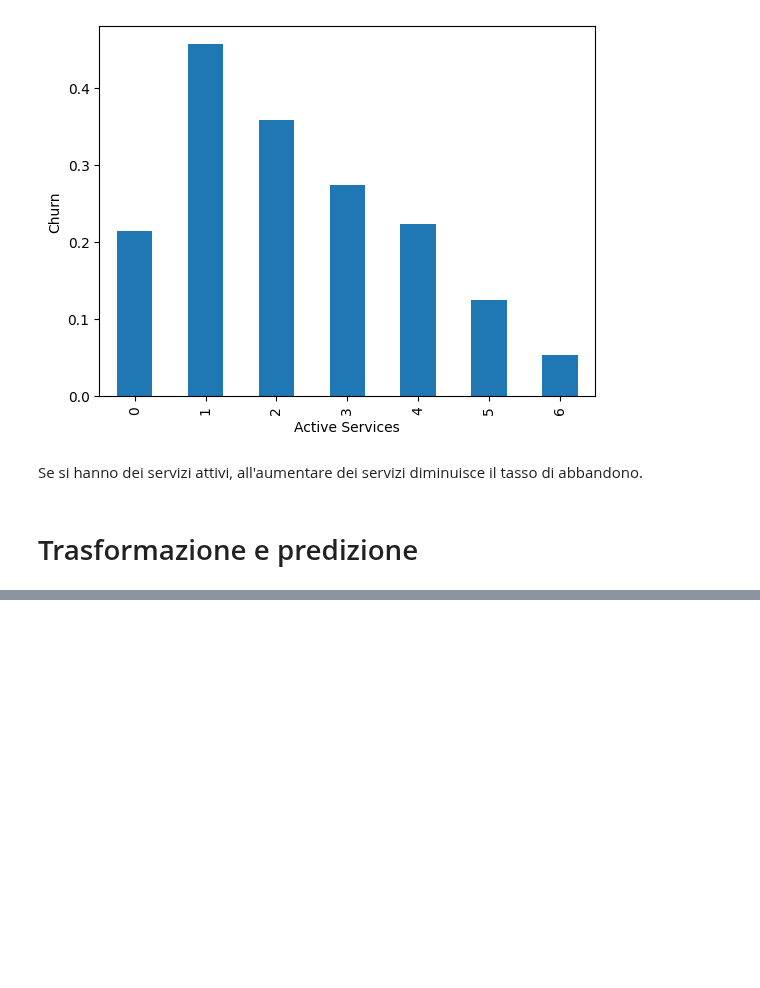
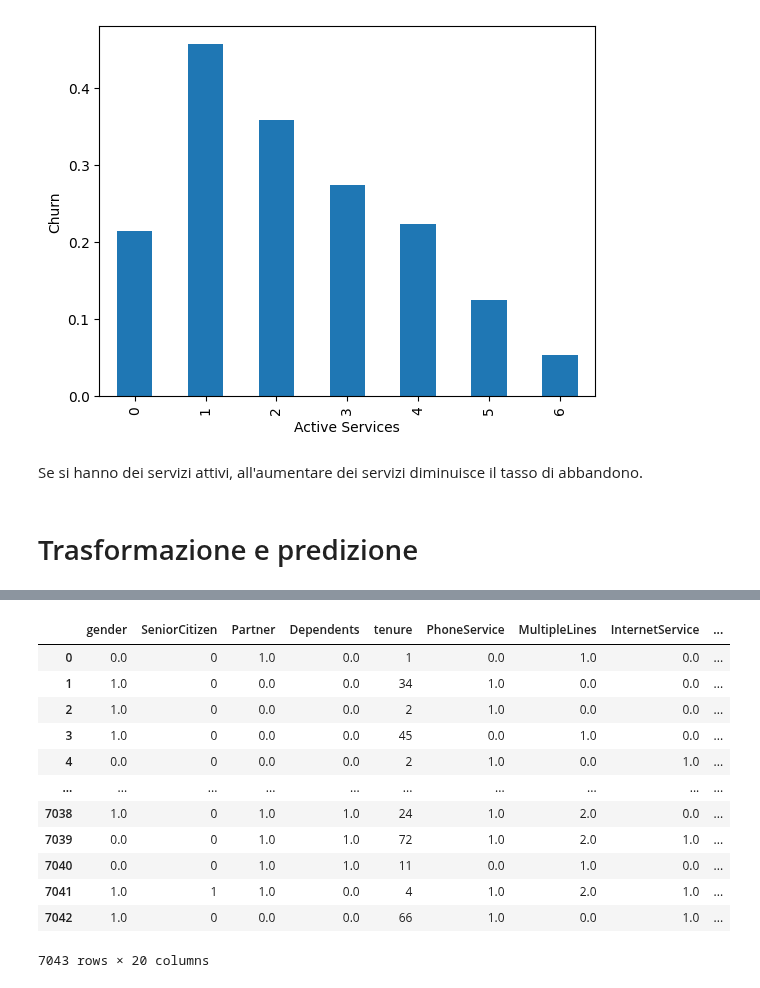
Before and after one commit to karim1644/BDTA, a Jupyter notebook: Past-Exams/2025-06-18/2025-06-18.ipynb, the cells around one changed output, grey strips where cells are left out. Cells and saved outputs as stored; diff of their text form; code cells hidden in the pictures; blank space fills up the shorter version.

```diff
--- a/Past-Exams/2025-06-18/2025-06-18.ipynb
+++ b/Past-Exams/2025-06-18/2025-06-18.ipynb
@@ -329,0 +392,3 @@ Se si hanno dei servizi attivi, all'aumentare dei servizi diminuisce il tasso di
+# %%
+categorical_cols = [col for col in df.columns if df[col].dtype == object]
+categorical_cols
@@ -329,0 +413,18 @@ Se si hanno dei servizi attivi, all'aumentare dei servizi diminuisce il tasso di
+# %%
+enc = preprocessing.OrdinalEncoder()
+df[categorical_cols] = enc.fit_transform(df[categorical_cols])
+df
+# %% [output]
+|  | gender | SeniorCitizen | Partner | Dependents | tenure | PhoneService | MultipleLines | InternetService | ... |
+| 0 | 0.0 | 0 | 1.0 | 0.0 | 1 | 0.0 | 1.0 | 0.0 | ... |
+| 1 | 1.0 | 0 | 0.0 | 0.0 | 34 | 1.0 | 0.0 | 0.0 | ... |
+| 2 | 1.0 | 0 | 0.0 | 0.0 | 2 | 1.0 | 0.0 | 0.0 | ... |
+| 3 | 1.0 | 0 | 0.0 | 0.0 | 45 | 0.0 | 1.0 | 0.0 | ... |
+| 4 | 0.0 | 0 | 0.0 | 0.0 | 2 | 1.0 | 0.0 | 1.0 | ... |
+| ... | ... | ... | ... | ... | ... | ... | ... | ... | ... |
+| 7038 | 1.0 | 0 | 1.0 | 1.0 | 24 | 1.0 | 2.0 | 0.0 | ... |
+| 7039 | 0.0 | 0 | 1.0 | 1.0 | 72 | 1.0 | 2.0 | 1.0 | ... |
+| 7040 | 0.0 | 0 | 1.0 | 1.0 | 11 | 0.0 | 1.0 | 0.0 | ... |
+| 7041 | 1.0 | 1 | 1.0 | 0.0 | 4 | 1.0 | 2.0 | 1.0 | ... |
+| 7042 | 1.0 | 0 | 0.0 | 0.0 | 66 | 1.0 | 0.0 | 1.0 | ... |
+7043 rows × 20 columns
```
Also changed, not shown: parts of 32 cells of this notebook.
